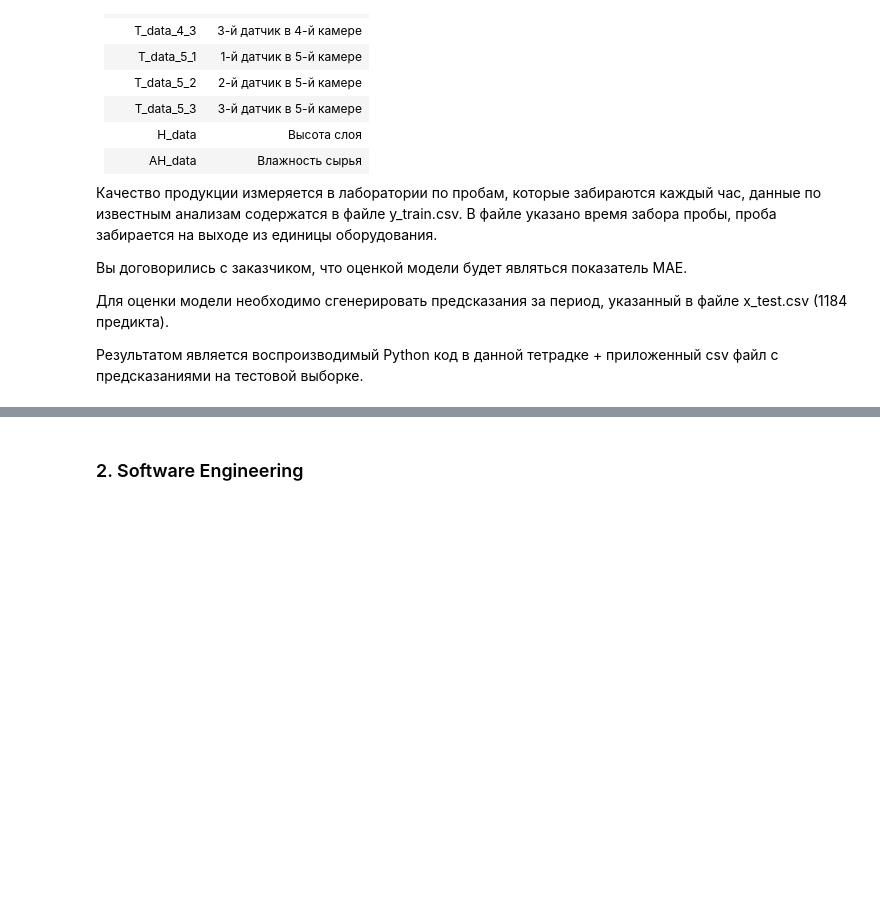
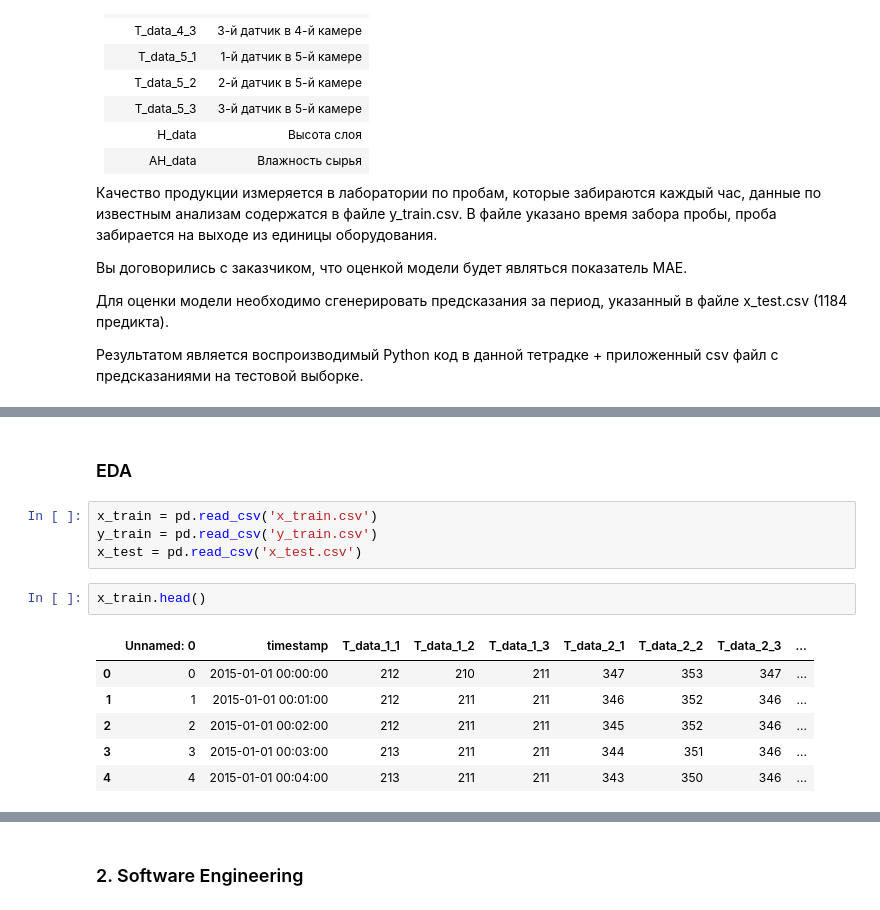
Before and after one commit to TayaPenskaya/biocad_tt, a Jupyter notebook: ddma_2021_ds_tt.ipynb, the cells around one changed output, grey strips where cells are left out. Drawn from its saved outputs; the diff is of its cells as text; blank space fills up the shorter version.

```diff
--- a/ddma_2021_ds_tt.ipynb
+++ b/ddma_2021_ds_tt.ipynb
@@ -41,0 +50,15 @@
+# %% [markdown]
+### EDA
+# %%
+x_train = pd.read_csv('x_train.csv')
+y_train = pd.read_csv('y_train.csv')
+x_test = pd.read_csv('x_test.csv')
+# %%
+x_train.head()
+# %% [output]
+|  | Unnamed: 0 | timestamp | T_data_1_1 | T_data_1_2 | T_data_1_3 | T_data_2_1 | T_data_2_2 | T_data_2_3 | ... |
+| 0 | 0 | 2015-01-01 00:00:00 | 212 | 210 | 211 | 347 | 353 | 347 | ... |
+| 1 | 1 | 2015-01-01 00:01:00 | 212 | 211 | 211 | 346 | 352 | 346 | ... |
+| 2 | 2 | 2015-01-01 00:02:00 | 212 | 211 | 211 | 345 | 352 | 346 | ... |
+| 3 | 3 | 2015-01-01 00:03:00 | 213 | 211 | 211 | 344 | 351 | 346 | ... |
+| 4 | 4 | 2015-01-01 00:04:00 | 213 | 211 | 211 | 343 | 350 | 346 | ... |
```
Also changed, not shown: parts of 58 cells of this notebook.
